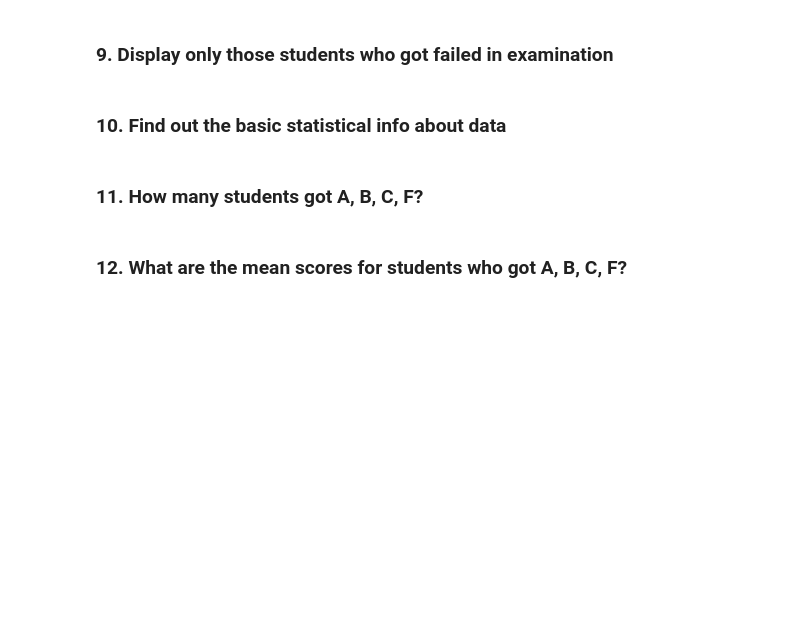
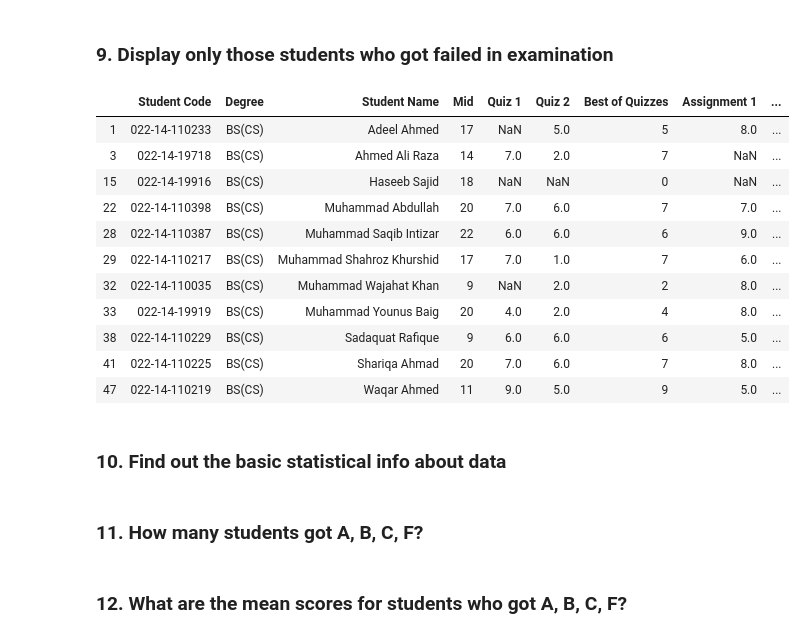
Before and after one commit to Syed-Azam/Pandas, a Jupyter notebook: Assignment-4/Pandas_Assignment_4.ipynb, the cells around one changed output. Cells and saved outputs as stored; diff of their text form; code cells hidden in the pictures; blank space fills up the shorter version.

```diff
--- a/Assignment-4/Pandas_Assignment_4.ipynb
+++ b/Assignment-4/Pandas_Assignment_4.ipynb
@@ -70,5 +120,20 @@ st
 # %% [markdown]
 ### 9. Display only those students who got failed in examination
+# %%
+st[st["Grade"]=='F']
+# %% [output]
+|  | Student Code | Degree | Student Name | Mid | Quiz 1 | Quiz 2 | Best of Quizzes | Assignment 1 | ... |
+| 1 | 022-14-110233 | BS(CS) | Adeel Ahmed | 17 | NaN | 5.0 | 5 | 8.0 | ... |
+| 3 | 022-14-19718 | BS(CS) | Ahmed Ali Raza | 14 | 7.0 | 2.0 | 7 | NaN | ... |
+| 15 | 022-14-19916 | BS(CS) | Haseeb Sajid | 18 | NaN | NaN | 0 | NaN | ... |
+| 22 | 022-14-110398 | BS(CS) | Muhammad Abdullah | 20 | 7.0 | 6.0 | 7 | 7.0 | ... |
+| 28 | 022-14-110387 | BS(CS) | Muhammad Saqib Intizar | 22 | 6.0 | 6.0 | 6 | 9.0 | ... |
+| 29 | 022-14-110217 | BS(CS) | Muhammad Shahroz Khurshid | 17 | 7.0 | 1.0 | 7 | 6.0 | ... |
+| 32 | 022-14-110035 | BS(CS) | Muhammad Wajahat Khan | 9 | NaN | 2.0 | 2 | 8.0 | ... |
+| 33 | 022-14-19919 | BS(CS) | Muhammad Younus Baig | 20 | 4.0 | 2.0 | 4 | 8.0 | ... |
+| 38 | 022-14-110229 | BS(CS) | Sadaquat Rafique | 9 | 6.0 | 6.0 | 6 | 5.0 | ... |
+| 41 | 022-14-110225 | BS(CS) | Shariqa Ahmad | 20 | 7.0 | 6.0 | 7 | 8.0 | ... |
+| 47 | 022-14-110219 | BS(CS) | Waqar Ahmed | 11 | 9.0 | 5.0 | 9 | 5.0 | ... |
 # %% [markdown]
 ### 10. Find out the basic statistical info about data
 # %% [markdown]
```
Also changed, not shown: parts of 4 cells of this notebook.
